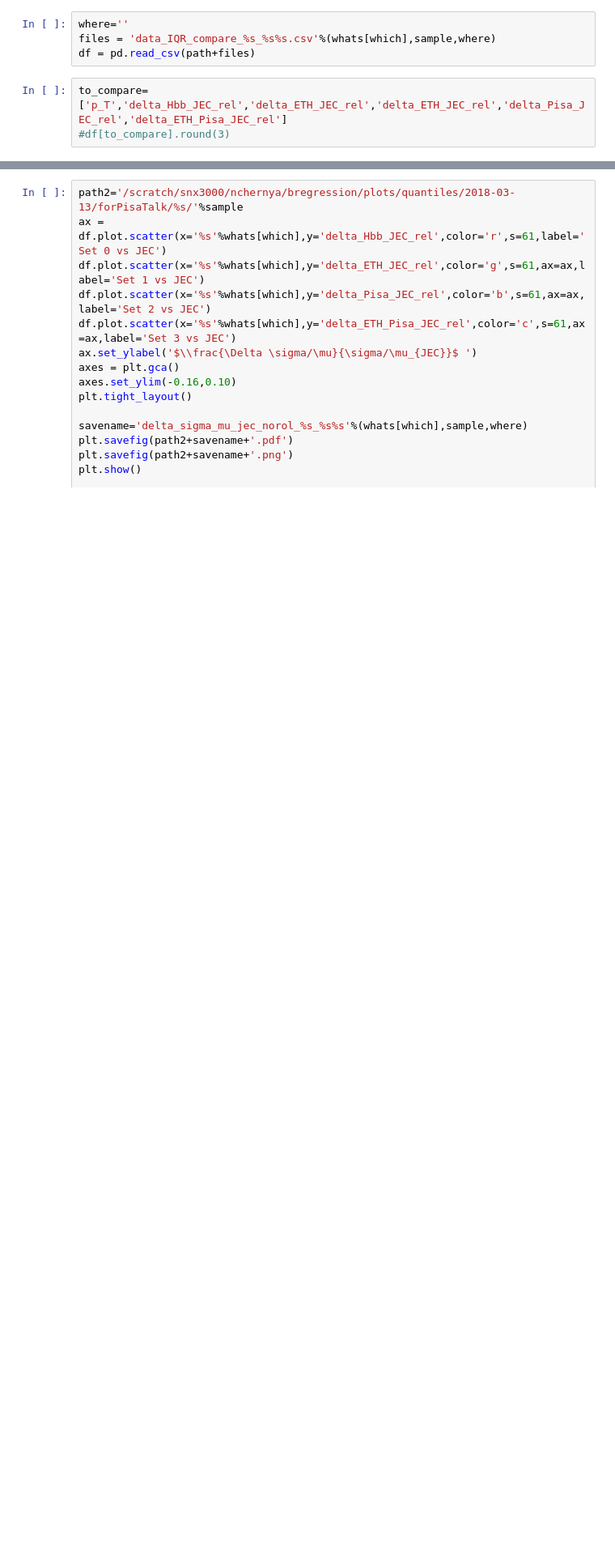
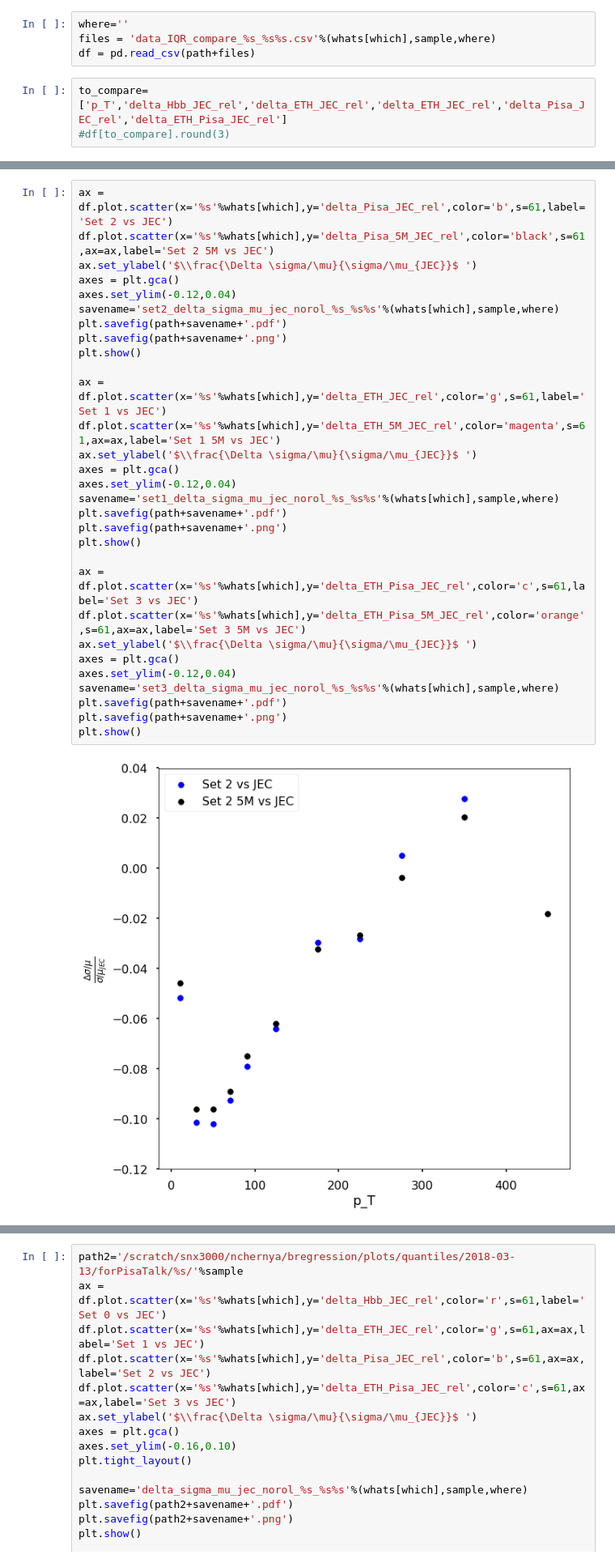
Before and after one commit to michelif/HHbbgg_ETH, a Jupyter notebook: bregression/notebooks/QuantifyImprovement.ipynb, the cells around one changed output, grey strips where cells are left out. Shown at 81% size. Saved outputs shown, nothing was run; the diff lists cells and outputs as text; blank space fills up the shorter version.

```diff
--- a/bregression/notebooks/QuantifyImprovement.ipynb
+++ b/bregression/notebooks/QuantifyImprovement.ipynb
@@ -39,0 +43,32 @@ plt.show()
+# %%
+ax = df.plot.scatter(x='%s'%whats[which],y='delta_Pisa_JEC_rel',color='b',s=61,label='Set 2 vs JEC')
+df.plot.scatter(x='%s'%whats[which],y='delta_Pisa_5M_JEC_rel',color='black',s=61,ax=ax,label='Set 2 5M vs JEC')
+ax.set_ylabel('$\\frac{\Delta \sigma/\mu}{\sigma/\mu_{JEC}}$ ')
+axes = plt.gca()
+axes.set_ylim(-0.12,0.04)
+savename='set2_delta_sigma_mu_jec_norol_%s_%s%s'%(whats[which],sample,where)
+plt.savefig(path+savename+'.pdf')
+plt.savefig(path+savename+'.png')
+plt.show()
+
+ax = df.plot.scatter(x='%s'%whats[which],y='delta_ETH_JEC_rel',color='g',s=61,label='Set 1 vs JEC')
+df.plot.scatter(x='%s'%whats[which],y='delta_ETH_5M_JEC_rel',color='magenta',s=61,ax=ax,label='Set 1 5M vs JEC')
+ax.set_ylabel('$\\frac{\Delta \sigma/\mu}{\sigma/\mu_{JEC}}$ ')
+axes = plt.gca()
+axes.set_ylim(-0.12,0.04)
+savename='set1_delta_sigma_mu_jec_norol_%s_%s%s'%(whats[which],sample,where)
+plt.savefig(path+savename+'.pdf')
+plt.savefig(path+savename+'.png')
+plt.show()
+
+ax = df.plot.scatter(x='%s'%whats[which],y='delta_ETH_Pisa_JEC_rel',color='c',s=61,label='Set 3 vs JEC')
+df.plot.scatter(x='%s'%whats[which],y='delta_ETH_Pisa_5M_JEC_rel',color='orange',s=61,ax=ax,label='Set 3 5M vs JEC')
+ax.set_ylabel('$\\frac{\Delta \sigma/\mu}{\sigma/\mu_{JEC}}$ ')
+axes = plt.gca()
+axes.set_ylim(-0.12,0.04)
+savename='set3_delta_sigma_mu_jec_norol_%s_%s%s'%(whats[which],sample,where)
+plt.savefig(path+savename+'.pdf')
+plt.savefig(path+savename+'.png')
+plt.show()
+# %% [output]
+[figure, added]
```
Also changed, not shown: parts of 3 cells of this notebook.
